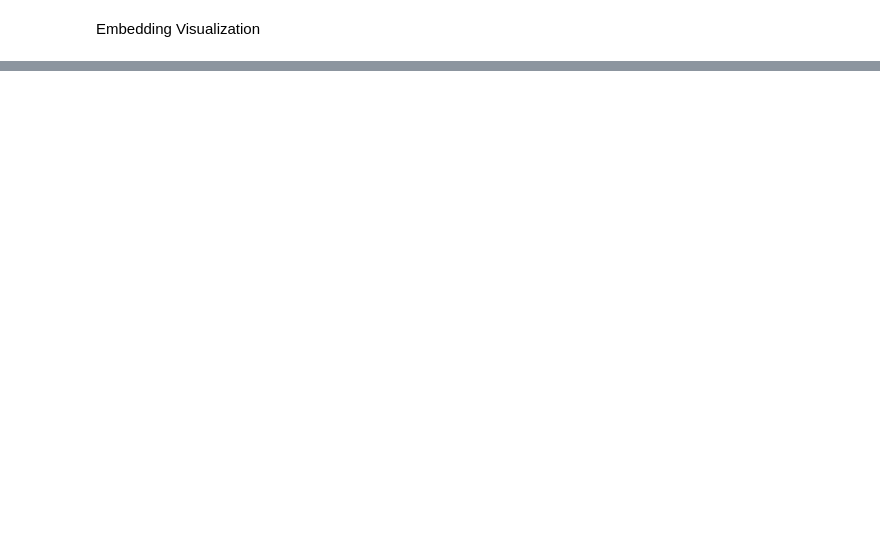
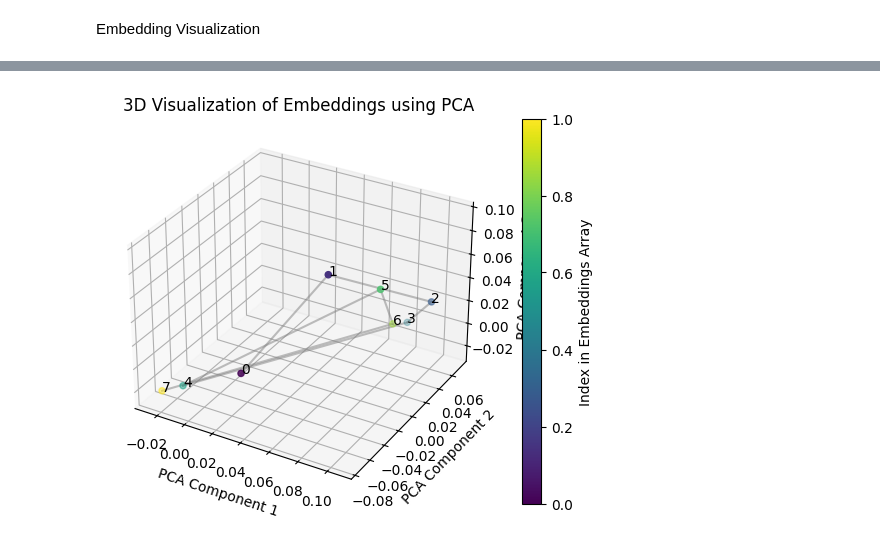
Before and after one commit to vivekvajipey/reasoning-topics, a Jupyter notebook: embeddings/embedding_sandbox.ipynb, the cells around one changed output, grey strips where cells are left out. Saved outputs shown, nothing was run; the diff lists cells and outputs as text; code cells hidden in the pictures; blank space fills up the shorter version.

```diff
--- a/embeddings/embedding_sandbox.ipynb
+++ b/embeddings/embedding_sandbox.ipynb
@@ -11,0 +17,3 @@ warnings.filterwarnings("ignore")
+# %%
+gsm_df = pd.read_csv('data/cot_data_50_start_sentences.csv')
+gsm_df['CoT Sentences'] = gsm_df['CoT Sentences'].apply(ast.literal_eval)
@@ -257,0 +305,8 @@ for emb in embeddings:
+# %%
+viz_3d = DimensionalViz(embeddings, vis_dimensions=3)
+labels = [str(i) for i in range(len(gsm_df['CoT Sentences'][0]))]
+# labels = gsm_df['CoT Sentences'][0]
+
+viz_3d.pca(embeddings[0], cot_strings=labels, connections=True, str_labels=True)
+# %% [output]
+[figure, added]
```
Also changed, not shown: parts of 24 cells of this notebook, 3 other files.
